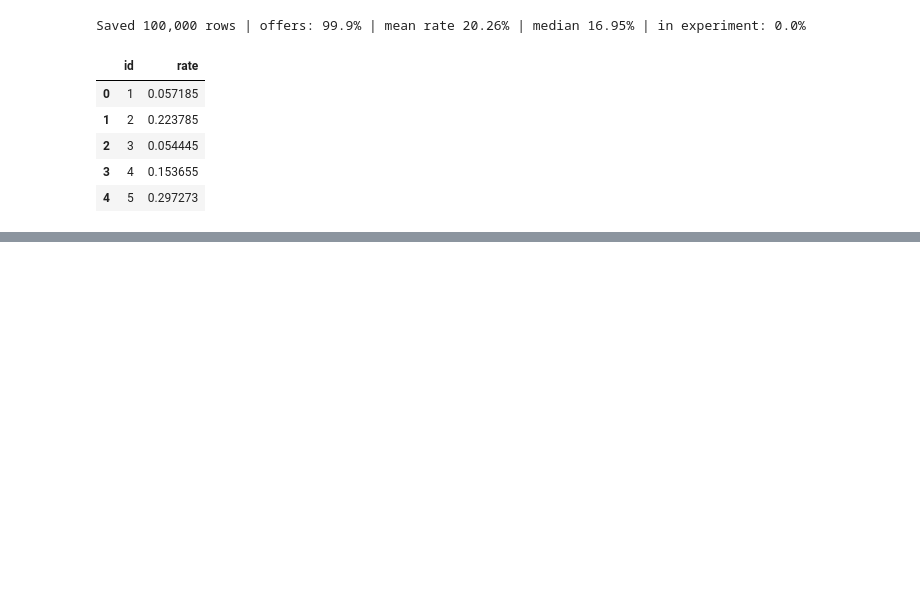
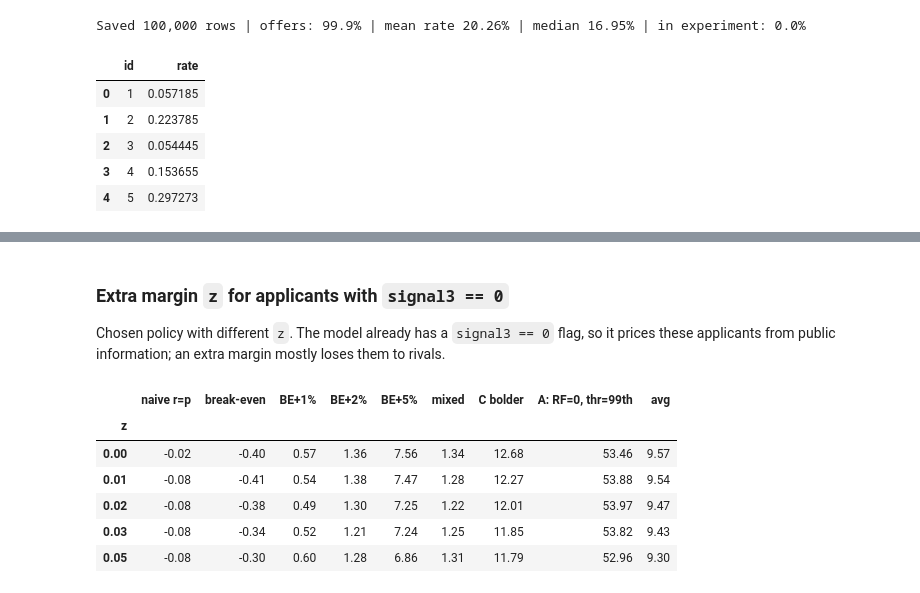
Before and after one commit to Remilaget/Happiness-in-your-Household, a Jupyter notebook: code/pricing_simulator.ipynb, the cells around one changed output, grey strips where cells are left out. Drawn from its saved outputs; the diff is of its cells as text; code cells hidden in the pictures; blank space fills up the shorter version.

```diff
--- a/code/pricing_simulator.ipynb
+++ b/code/pricing_simulator.ipynb
@@ -419,0 +522,20 @@ Saved 100,000 rows | offers: 99.9% | mean rate 20.26% | median 16.95% | in exper
+# %% [markdown]
+### Extra margin `z` for applicants with `signal3 == 0`
+
+Chosen policy with different `z`. The model already has a `signal3 == 0` flag, so it prices these applicants from public information; an extra margin mostly loses them to rivals.
+# %%
+z_table = pd.DataFrame({
+    z: {rival_name: market(r1, r2, strategy_c(P[:, 2], 0.01, 0.75, z, S3_ZERO))[0].loc["Lender 3 (us)", "profit_eur"] / 1e6
+        for rival_name, (r1, r2) in RIVALS_EXTENDED.items() if rival_name in SUMMARY_COLS}
+    for z in [0.0, 0.01, 0.02, 0.03, 0.05]
+}).T.rename_axis("z")
+z_table["avg"] = z_table.mean(axis=1)
+z_table.round(2)
+# %% [output]
+|  | naive r=p | break-even | BE+1% | BE+2% | BE+5% | mixed | C bolder | A: RF=0, thr=99th | avg |
+| z |  |  |  |  |  |  |  |  |  |
+| 0.00 | -0.02 | -0.40 | 0.57 | 1.36 | 7.56 | 1.34 | 12.68 | 53.46 | 9.57 |
+| 0.01 | -0.08 | -0.41 | 0.54 | 1.38 | 7.47 | 1.28 | 12.27 | 53.88 | 9.54 |
+| 0.02 | -0.08 | -0.38 | 0.49 | 1.30 | 7.25 | 1.22 | 12.01 | 53.97 | 9.47 |
+| 0.03 | -0.08 | -0.34 | 0.52 | 1.21 | 7.24 | 1.25 | 11.85 | 53.82 | 9.43 |
+| 0.05 | -0.08 | -0.30 | 0.60 | 1.28 | 6.86 | 1.31 | 11.79 | 52.96 | 9.30 |
```
Also changed, not shown: parts of 4 cells of this notebook, 1 other file.
